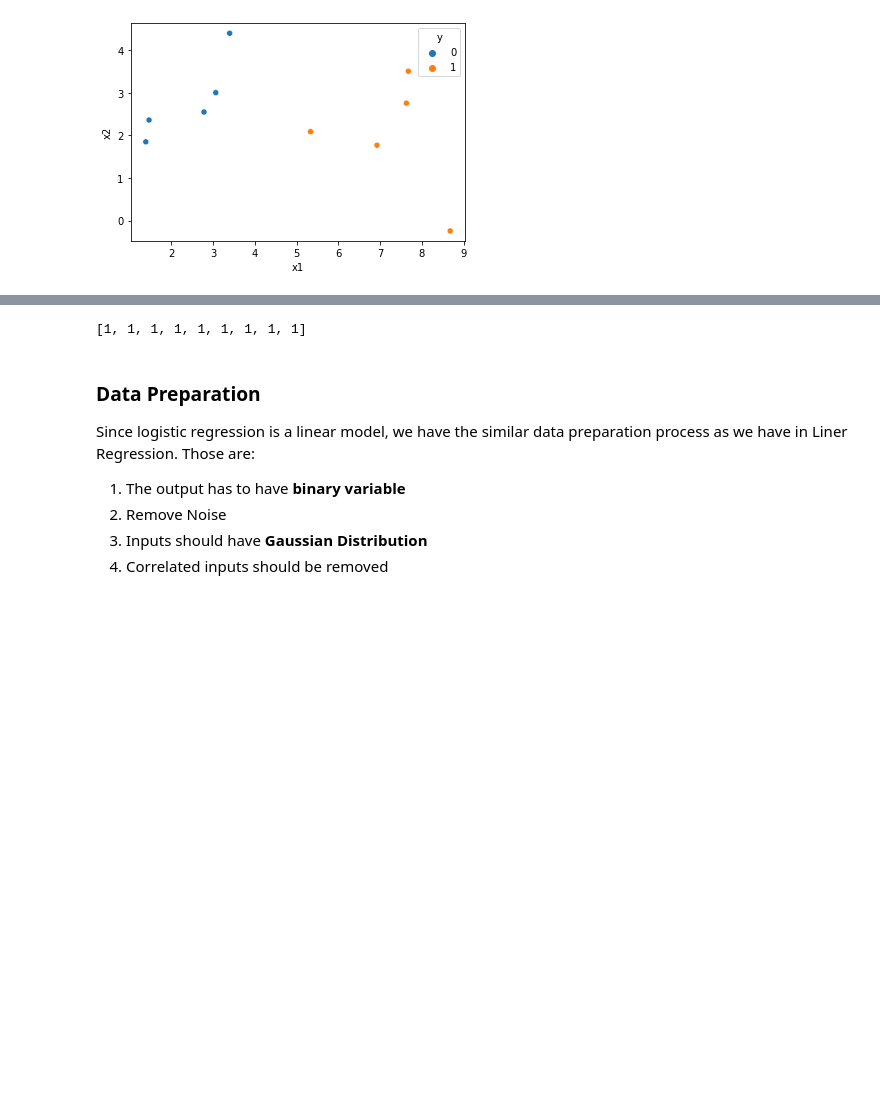
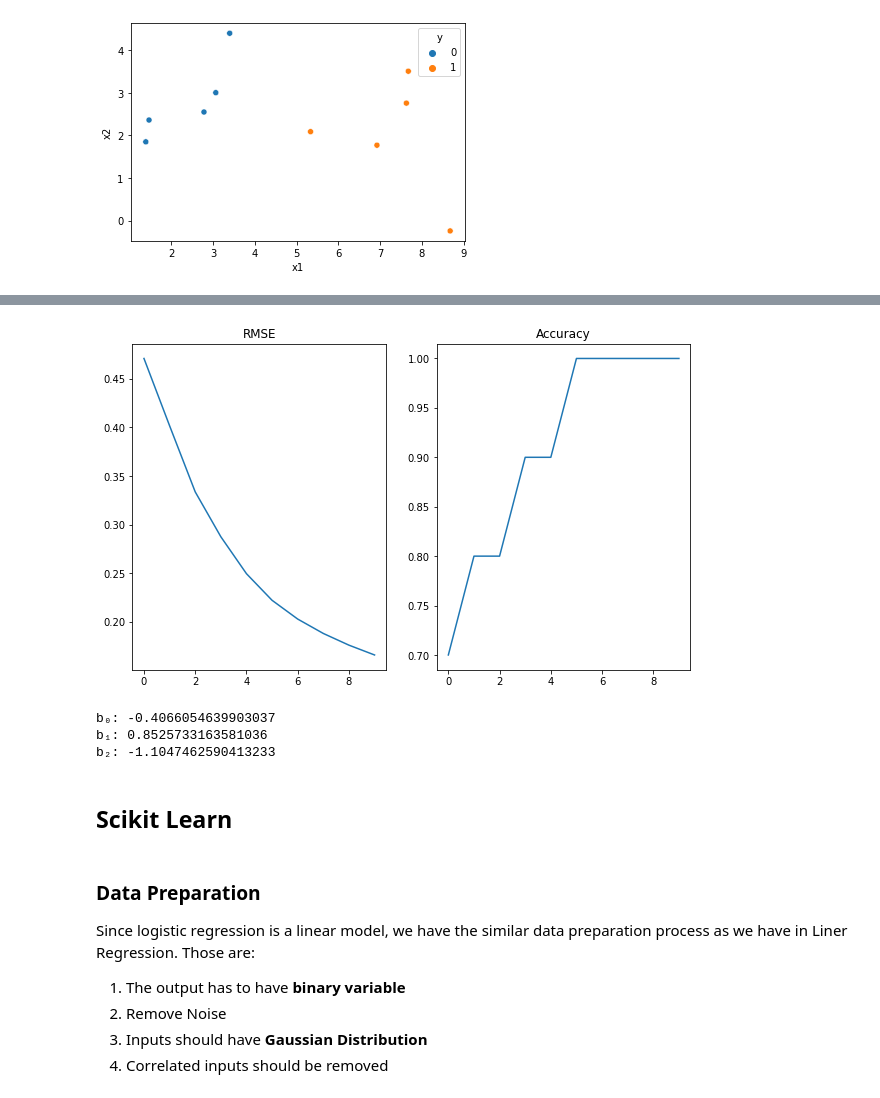
Before and after one commit to muscak/Master-Machine-Learning-Algorithms, a Jupyter notebook: Linear-Algorithms/Logistic-Regression/Logistic Regression.ipynb, the cells around one changed output, grey strips where cells are left out. Cells and saved outputs as stored; diff of their text form; code cells hidden in the pictures; blank space fills up the shorter version.

```diff
--- a/Linear-Algorithms/Logistic-Regression/Logistic Regression.ipynb
+++ b/Linear-Algorithms/Logistic-Regression/Logistic Regression.ipynb
@@ -147,4 +160,23 @@ df_lr
 # %%
-error
+plt.figure(figsize=(10,6))
+plt.subplot(1,2,1)
+plt.plot(rmse)
+plt.title('RMSE', fontsize=12)
+
+plt.subplot(1,2,2)
+plt.plot(accuracy)
+plt.title('Accuracy', fontsize=12)
+
+plt.show()
 # %% [output]
-[1, 1, 1, 1, 1, 1, 1, 1, 1]
+[figure, added]
+# %%
+print('b\N{SUBSCRIPT ZERO}:', b0)
+print('b\N{SUBSCRIPT ONE}:', b1)
+print('b\N{SUBSCRIPT TWO}:', b2)
+# %% [output]
+b₀: -0.4066054639903037
+b₁: 0.8525733163581036
+b₂: -1.1047462590413233
+# %% [markdown]
+## Scikit Learn<a id='sck'></a>
```
Also changed, not shown: parts of 3 cells of this notebook.
